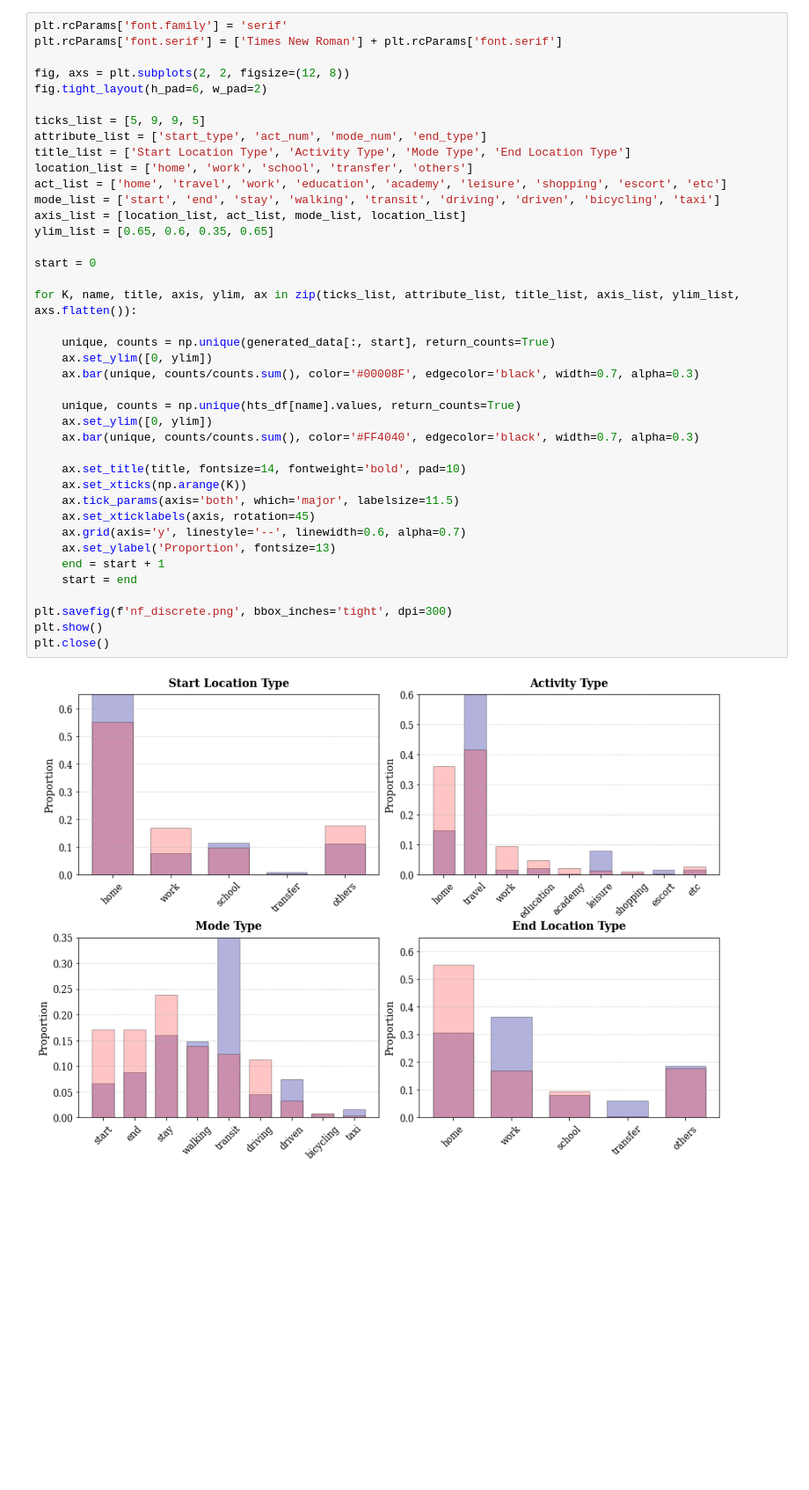
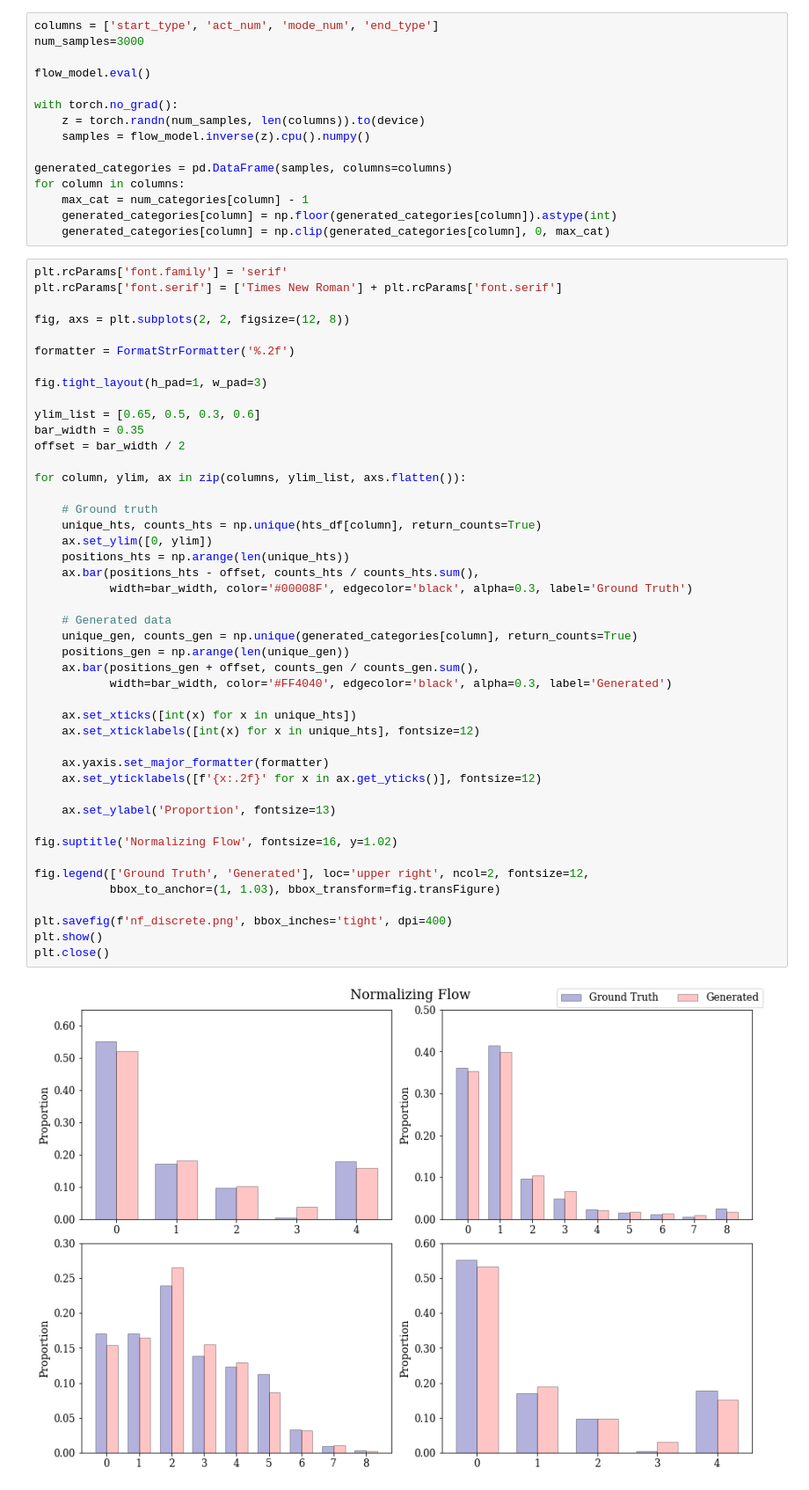
Before and after one commit to benchoi93/DGMinTransportation, a Jupyter notebook: TravelSurvey/NF_discrete.ipynb, the cells around one changed output. Shown: that part at 88% size. Saved outputs shown, nothing was run; the diff lists cells and outputs as text; blank space fills up the shorter version.

Commit message:
discrete models

```diff
--- a/TravelSurvey/NF_discrete.ipynb
+++ b/TravelSurvey/NF_discrete.ipynb
@@ -190,42 +179,62 @@ Generated data sample:
+# %%
+columns = ['start_type', 'act_num', 'mode_num', 'end_type']
+num_samples=3000
+
+flow_model.eval()
+
+with torch.no_grad():
+    z = torch.randn(num_samples, len(columns)).to(device)
+    samples = flow_model.inverse(z).cpu().numpy()
+
+generated_categories = pd.DataFrame(samples, columns=columns)
+for column in columns:
+    max_cat = num_categories[column] - 1
+    generated_categories[column] = np.floor(generated_categories[column]).astype(int)
+    generated_categories[column] = np.clip(generated_categories[column], 0, max_cat)
 # %%
 plt.rcParams['font.family'] = 'serif'
 plt.rcParams['font.serif'] = ['Times New Roman'] + plt.rcParams['font.serif']
 
 fig, axs = plt.subplots(2, 2, figsize=(12, 8))
-fig.tight_layout(h_pad=6, w_pad=2)
 
-ticks_list = [5, 9, 9, 5]
-attribute_list = ['start_type', 'act_num', 'mode_num', 'end_type']
-title_list = ['Start Location Type', 'Activity Type', 'Mode Type', 'End Location Type']
-location_list = ['home', 'work', 'school', 'transfer', 'others']
-act_list = ['home', 'travel', 'work', 'education', 'academy', 'leisure', 'shopping', 'escort', 'etc']
-mode_list = ['start', 'end', 'stay', 'walking', 'transit', 'driving', 'driven', 'bicycling', 'taxi']
-axis_list = [location_list, act_list, mode_list, location_list]
-ylim_list = [0.65, 0.6, 0.35, 0.65]
+formatter = FormatStrFormatter('%.2f')
 
-start = 0
+fig.tight_layout(h_pad=1, w_pad=3)
 
-for K, name, title, axis, ylim, ax in zip(ticks_list, attribute_list, title_list, axis_list, ylim_list, axs.flatten()):
+ylim_list = [0.65, 0.5, 0.3, 0.6]
+bar_width = 0.35
+offset = bar_width / 2
 
-    unique, counts = np.unique(generated_data[:, start], return_counts=True)
+for column, ylim, ax in zip(columns, ylim_list, axs.flatten()):
+
+    # Ground truth
+    unique_hts, counts_hts = np.unique(hts_df[column], return_counts=True)
     ax.set_ylim([0, ylim])
-    ax.bar(unique, counts/counts.sum(), color='#00008F', edgecolor='black', width=0.7, alpha=0.3)
+    positions_hts = np.arange(len(unique_hts))
+    ax.bar(positions_hts - offset, counts_hts / counts_hts.sum(),
+           width=bar_width, color='#00008F', edgecolor='black', alpha=0.3, label='Ground Truth')
 
-    unique, counts = np.unique(hts_df[name].values, return_counts=True)
-    ax.set_ylim([0, ylim])
-    ax.bar(unique, counts/counts.sum(), color='#FF4040', edgecolor='black', width=0.7, alpha=0.3)
+    # Generated data
+    unique_gen, counts_gen = np.unique(generated_categories[column], return_counts=True)
+    positions_gen = np.arange(len(unique_gen))
+    ax.bar(positions_gen + offset, counts_gen / counts_gen.sum(),
+           width=bar_width, color='#FF4040', edgecolor='black', alpha=0.3, label='Generated')
 
-    ax.set_title(title, fontsize=14, fontweight='bold', pad=10)
-    ax.set_xticks(np.arange(K))
-    ax.tick_params(axis='both', which='major', labelsize=11.5)
-    ax.set_xticklabels(axis, rotation=45)
-    ax.grid(axis='y', linestyle='--', linewidth=0.6, alpha=0.7)
+    ax.set_xticks([int(x) for x in unique_hts])
+    ax.set_xticklabels([int(x) for x in unique_hts], fontsize=12)
+
+    ax.yaxis.set_major_formatter(formatter)
+    ax.set_yticklabels([f'{x:.2f}' for x in ax.get_yticks()], fontsize=12)
+
     ax.set_ylabel('Proportion', fontsize=13)
-    end = start + 1
-    start = end
 
-plt.savefig(f'nf_discrete.png', bbox_inches='tight', dpi=300)
+fig.suptitle('Normalizing Flow', fontsize=16, y=1.02)
+
+fig.legend(['Ground Truth', 'Generated'], loc='upper right', ncol=2, fontsize=12,
+           bbox_to_anchor=(1, 1.03), bbox_transform=fig.transFigure)
+
+plt.savefig(f'nf_discrete.png', bbox_inches='tight', dpi=400)
 plt.show()
 plt.close()
 # %% [output]
-[figure, old version]
+[figure, new version]
```
Also changed, not shown: parts of 14 cells of this notebook, 3 other files.
